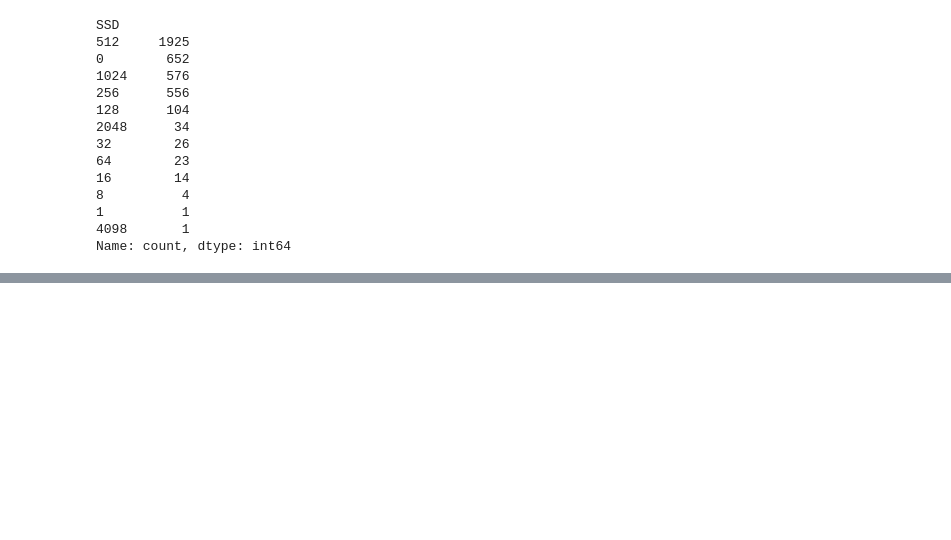
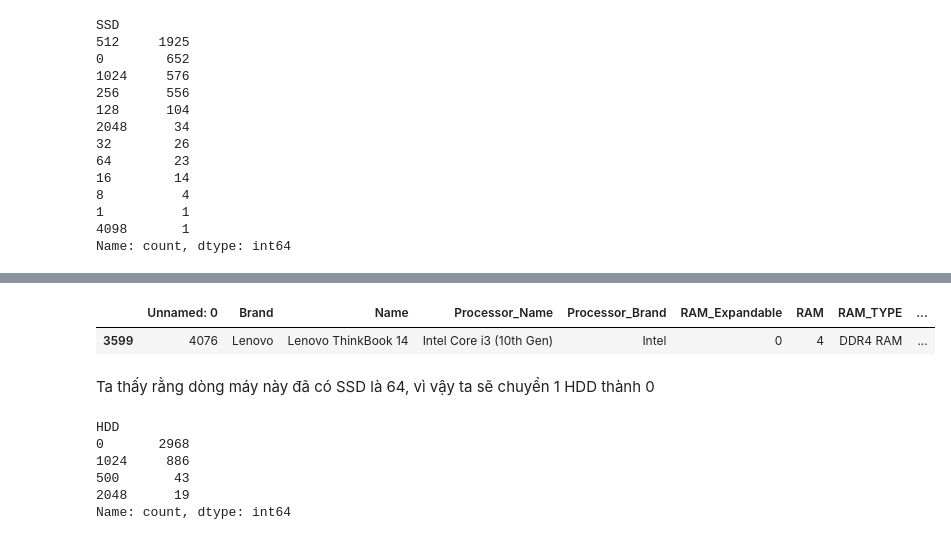
Before and after one commit to NguyenNgocThanhSang/laptop-prices-analysis, a Jupyter notebook: Sources/Overview_Preprocessing.ipynb, the cells around one changed output, grey strips where cells are left out. Saved outputs shown, nothing was run; the diff lists cells and outputs as text; code cells hidden in the pictures; blank space fills up the shorter version.

```diff
--- a/Sources/Overview_Preprocessing.ipynb
+++ b/Sources/Overview_Preprocessing.ipynb
@@ -864,0 +935,18 @@ Name: count, dtype: int64
+# %%
+# xem dữ liệu có HDD là 1
+df[df['HDD'] == 1]
+# %% [output]
+|  | Unnamed: 0 | Brand | Name | Processor_Name | Processor_Brand | RAM_Expandable | RAM | RAM_TYPE | ... |
+| 3599 | 4076 | Lenovo | Lenovo ThinkBook 14 | Intel Core i3 (10th Gen) | Intel | 0 | 4 | DDR4 RAM | ... |
+# %% [markdown]
+Ta thấy rằng dòng máy này đã có SSD là 64, vì vậy ta sẽ chuyển 1 HDD thành 0
+# %%
+df['HDD'] = df['HDD'].replace(1,0)
+df['HDD'].value_counts()
+# %% [output]
+HDD
+0       2968
+1024     886
+500       43
+2048      19
+Name: count, dtype: int64
```
Also changed, not shown: parts of 19 cells of this notebook, 1 other file.
